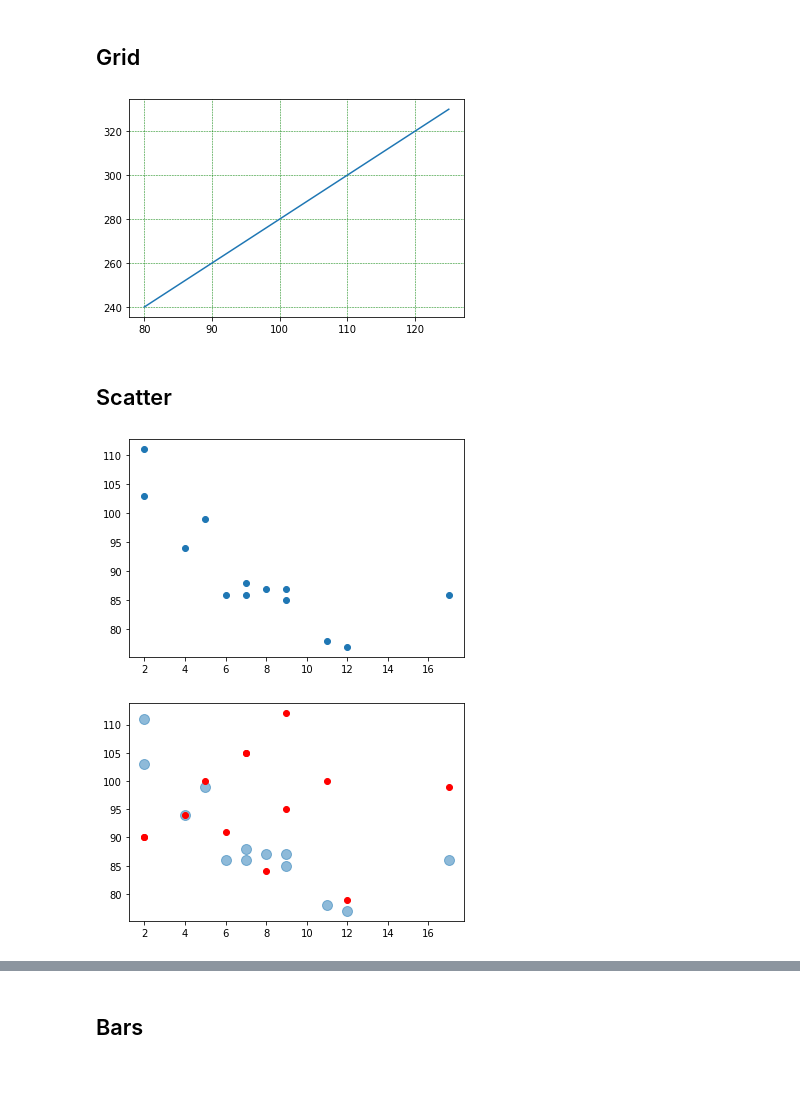
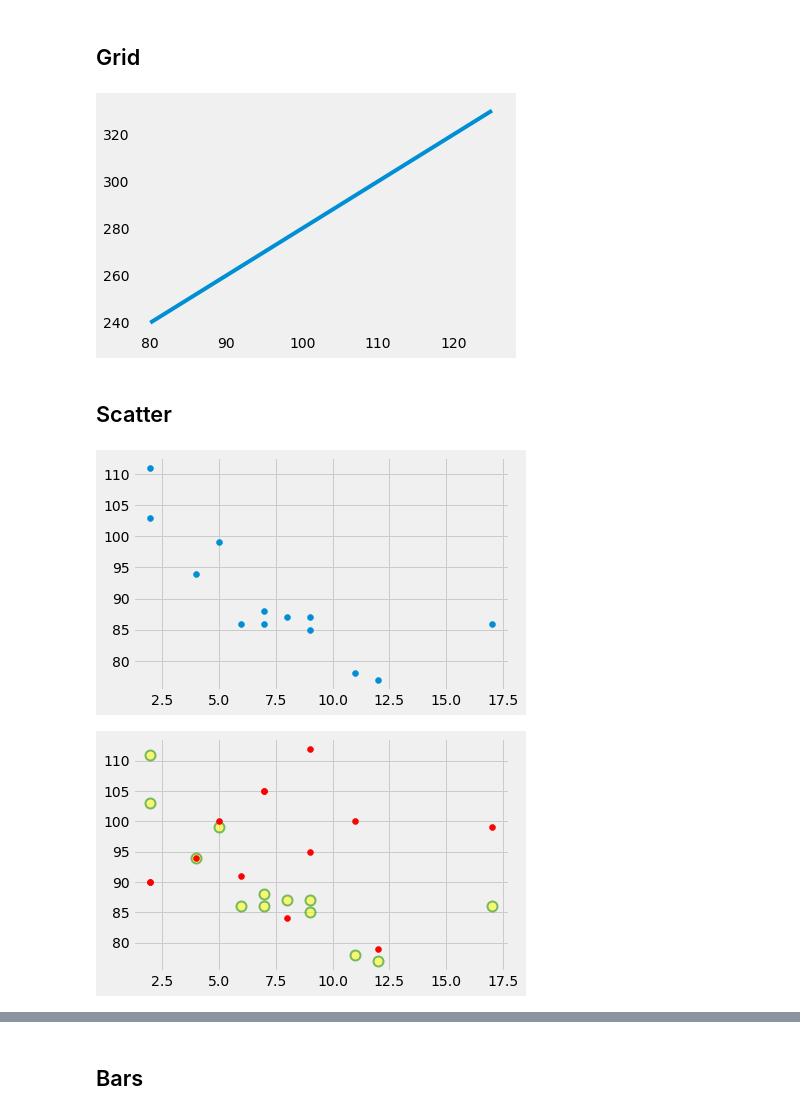
Before and after one commit to codernayeem/python-data-science-cheat-sheet, a Jupyter notebook: 3.1_matplotlib.ipynb, the cells around one changed output, grey strips where cells are left out. Drawn from its saved outputs; the diff is of its cells as text; code cells hidden in the pictures; blank space fills up the shorter version.

```diff
--- a/3.1_matplotlib.ipynb
+++ b/3.1_matplotlib.ipynb
@@ -1,6 +1,7 @@
 # %%
 import numpy as np
 from matplotlib import pyplot as plt
+plt.style.use('fivethirtyeight')
 # %% [markdown]
 ## Simple Poltting using PyPlot
 # %%
@@ -160,7 +166,7 @@ plt.plot(x, y)
 plt.grid(color = 'green', linestyle = '--', linewidth = 0.5) # with details
 plt.show()
 # %% [output]
-[figure, old version]
+[figure, new version]
 # %% [markdown]
 ## Scatter
 # %%
@@ -170,21 +176,21 @@ y = np.array([99,86,87,88,111,86,103,87,94,78,77,85,86])
 plt.scatter(x, y)
 plt.show()
 # %% [output]
-[figure, old version]
+[figure, new version]
 # %%
 x = np.array([5,7,8,7,2,17,2,9,4,11,12,9,6])
 y1 = np.array([99,86,87,88,111,86,103,87,94,78,77,85,86])
 y2 = np.array([100,105,84,105,90,99,90,95,94,100,79,112,91])
 
 # s / size : dot size
 # c / color : dot color
 # alpha : dots opacity
 
-plt.scatter(x, y1, s=100, alpha=0.5)
+plt.scatter(x, y1, s=100, c='yellow', edgecolor='green', lw=2, alpha=0.5)
 plt.scatter(x, y2, c='red')
 plt.show()
 # %% [output]
-[figure, old version]
+[figure, new version]
 # %%
 # give each dots it's own color and size
 x = np.random.randint(100, size=(100))
```
Also changed, not shown: parts of 24 cells of this notebook.
